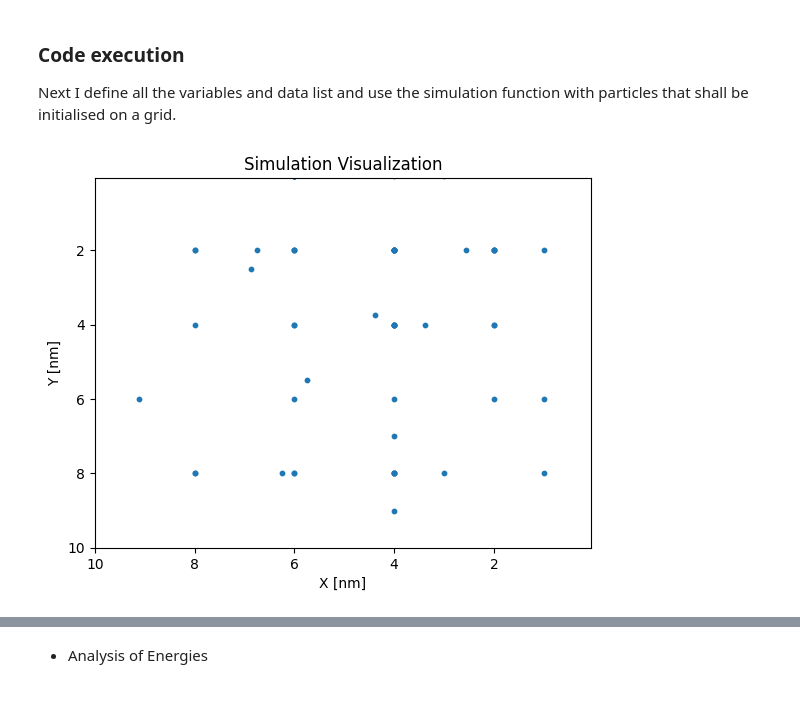
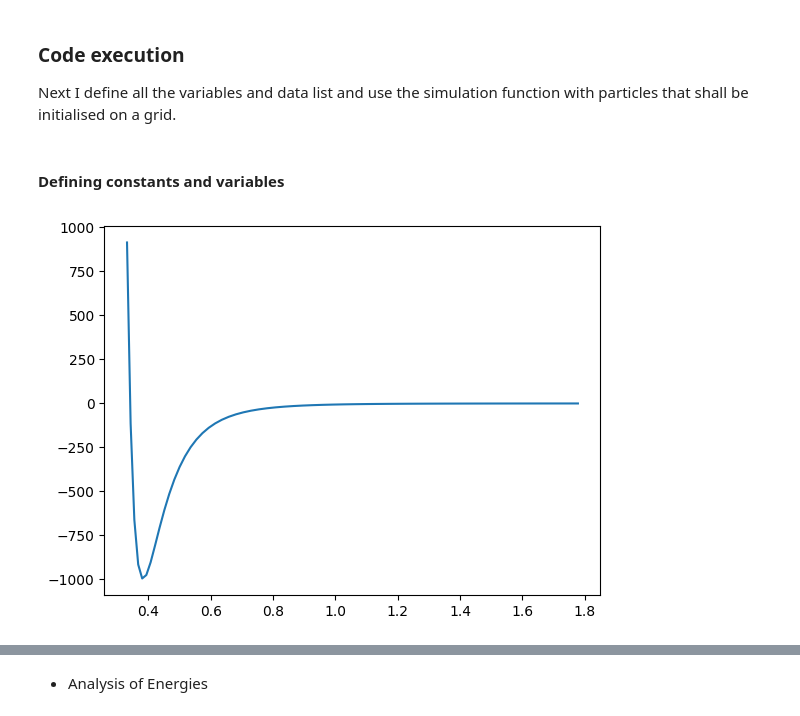
Before and after one commit to DominicNieder/Complex-Classical-Systems, a Jupyter notebook: Sheet03/Sheet03-handin.ipynb, the cells around one changed output, grey strips where cells are left out. Saved outputs shown, nothing was run; the diff lists cells and outputs as text; code cells hidden in the pictures.

```diff
--- a/Sheet03/Sheet03-handin.ipynb
+++ b/Sheet03/Sheet03-handin.ipynb
@@ -391,38 +593,34 @@ def temperature_curve(
 # %% [markdown]
 ### Code execution
 Next I define all the variables and data list and use the simulation function with particles that shall be initialised on a grid.
+# %% [markdown]
+#### Defining constants and variables
 # %%
-n_particles: int = 64
+### Defining constants
+N_PARTICLES: int = 50
 
-paritcle_mass: float = 18*10**(-3)  # kg/mol -> same units!
+PARTICLE_MASS: float = 18*10**(-3)  # kg/mol -> same units!
 
-velocity: float = 150 #  nm/ns
+VELOCITY: float = 150 #  nm/ns
 
-time_steps: int = 500
+TIME_STEPS: int = 2000
 
-dt: float = 0.0002  # ns
+DT: float = 0.0002  # ns
 
-box: tuple[int, int] = (10,10)
+BOX: tuple[int, int] = (10,10)
 
-data: NDArray[np.float64] = np.zeros((time_steps,len(box)**2,n_particles)) # (Time, len(x,y,vx,vy), N)
+INITIAL_JITTER: float = 3.0
 
-save_mp4: bool = False
+SAVE_MP4: bool = False
 
-data = simulate(
-    initialize_particles_on_grid(
-    n_particles=n_particles,
-    box=box,
-    mass=paritcle_mass,
-    velocity=velocity,
-    add_jitter=True
-    ),
-    time=time_steps,  # timesteps
-    dt=dt,  # ns
-    box=box,
-    data=data  # Time, phase-space pp, particles
-)
-
-#mp4 = creat_animation(save_mp4, "sheet02-animation_init-acc-jitter1",box, data[:,0,:],data[:,1,:])
-#HTML(mp4.to_html5_video())
+### initiating data array
+data: NDArray[np.float64] = np.zeros((TIME_STEPS,len(BOX)**2,N_PARTICLES)) # (Time, len(x,y,vx,vy), N)
-# %% [output]
-[figure, removed]
+# %%
+x=np.logspace(-0.48,0.25)
+y=lJ_potentil(x)
+
+plt.plot(x,y)
+plt.show()
+plt.close()
+# %% [output]
+[figure, added]
```
Also changed, not shown: parts of 26 cells of this notebook, 1 other file.
